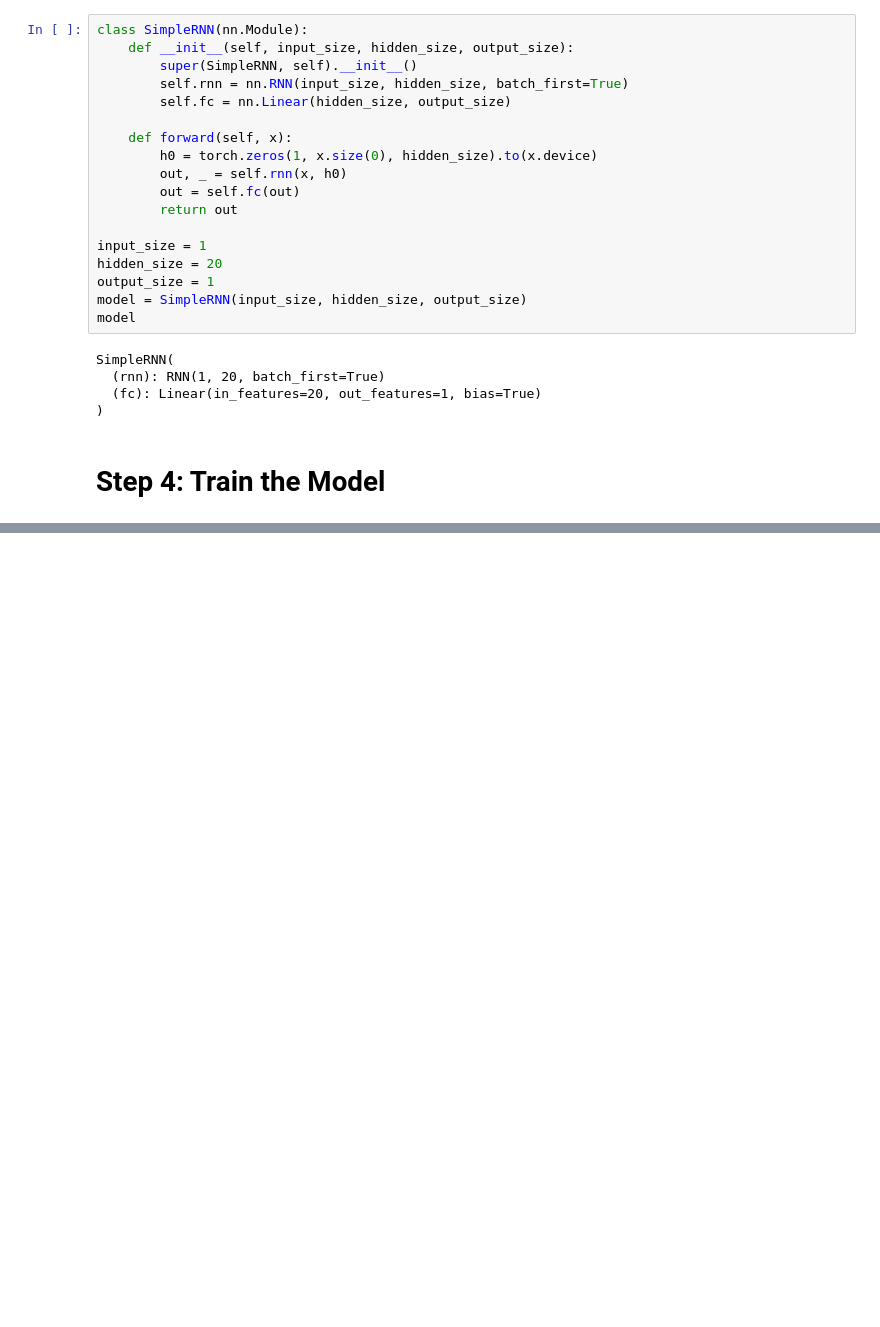
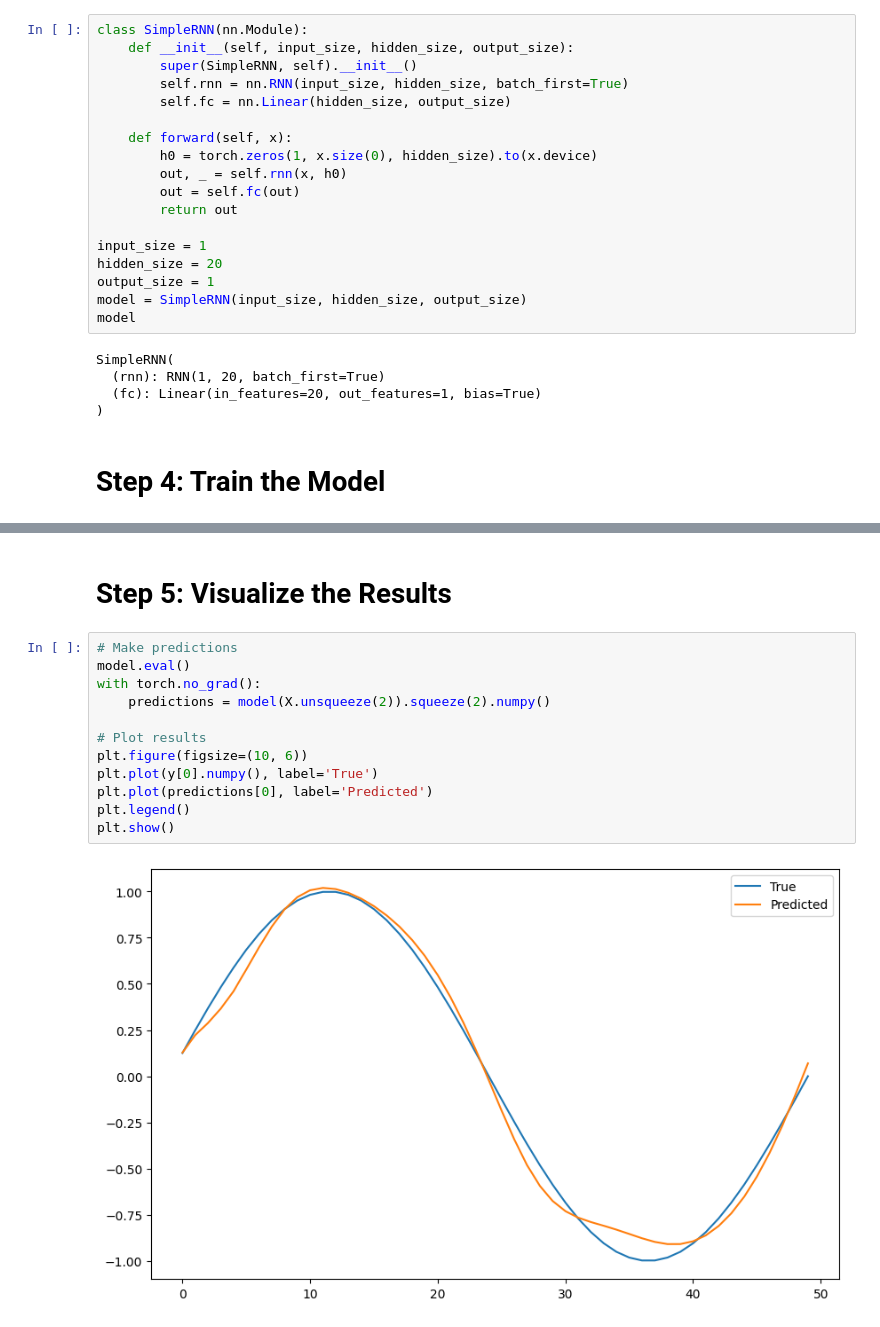
Before and after one commit to xuyuji9000/machine-learning-playground, a Jupyter notebook: 01-algorithms/03-rnn/01-first-learning-example.ipynb, the cells around one changed output, grey strips where cells are left out. Drawn from its saved outputs; the diff is of its cells as text; blank space fills up the shorter version.

```diff
--- a/01-algorithms/03-rnn/01-first-learning-example.ipynb
+++ b/01-algorithms/03-rnn/01-first-learning-example.ipynb
@@ -79,0 +91,16 @@ for epoch in range(num_epochs):
+# %% [markdown]
+# Step 5: Visualize the Results
+# %%
+# Make predictions
+model.eval()
+with torch.no_grad():
+    predictions = model(X.unsqueeze(2)).squeeze(2).numpy()
+
+# Plot results
+plt.figure(figsize=(10, 6))
+plt.plot(y[0].numpy(), label='True')
+plt.plot(predictions[0], label='Predicted')
+plt.legend()
+plt.show()
+# %% [output]
+[figure, added]
```
Also changed, not shown: parts of 1 cell of this notebook.
